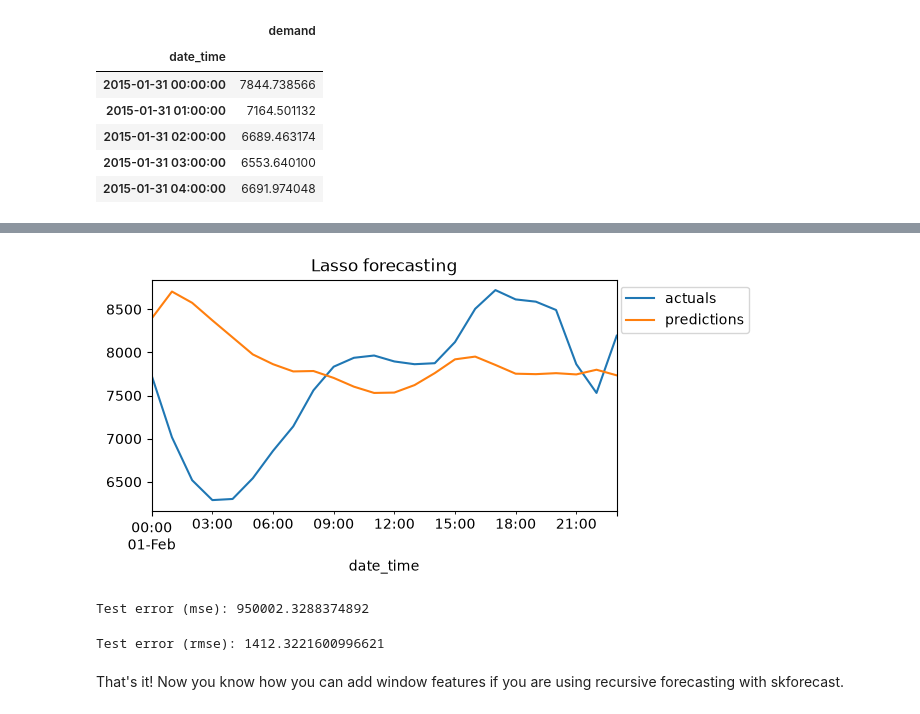
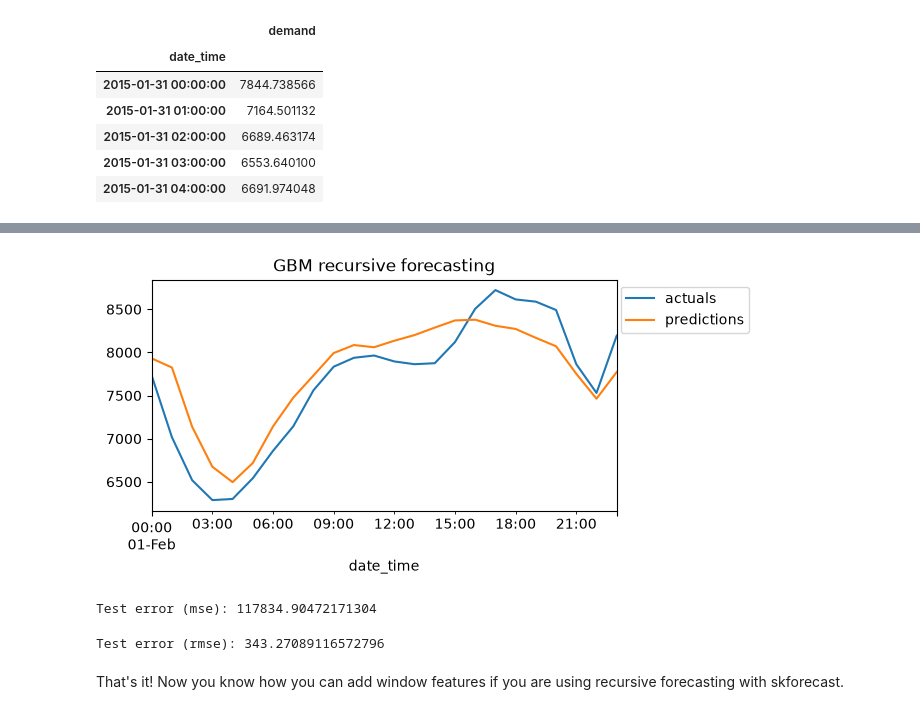
Before and after one commit to trainindata/forecasting-with-machine-learning, a Jupyter notebook: 02-multistep-forecasting/03-recursive-forecasting-with-window-features.ipynb, the cells around one changed output, grey strips where cells are left out. Cells and saved outputs as stored; diff of their text form; code cells hidden in the pictures.

```diff
--- a/02-multistep-forecasting/03-recursive-forecasting-with-window-features.ipynb
+++ b/02-multistep-forecasting/03-recursive-forecasting-with-window-features.ipynb
@@ -119,10 +123,16 @@ rolling_features = RollingFeatures(
+# %%
+calendar_features = CalendarFeatures(
+    features = ["month", "day_of_week", "hour"],
+    encoding = None,  # we use the raw values; "cyclical", "onehot" and "spline" are also supported
+)
 # %% [markdown]
 ## Recursive forecaster
 # %%
 forecaster = ForecasterRecursive(
     estimator       = model,
     lags            = 10,
-    window_features = rolling_features
+    window_features = rolling_features,
+    calendar_features = calendar_features,
 )
 # %%
 # train the forecaster
@@ -333,13 +346,13 @@ Freq: h, Name: pred, dtype: float64
 # %%
 # Plot the forecast vs the actual
 
 fig, ax = plt.subplots(figsize=(6, 3))
 X_test['2015-01-31 23:59:59':]["demand"].head(24).plot(ax=ax, label='actuals')
 predictions.plot(ax=ax, label='predictions')
-plt.title("Lasso forecasting")
+plt.title("GBM recursive forecasting")
 ax.legend(bbox_to_anchor=(1.3, 1.0));
 # %% [output]
-[figure, old version]
+[figure, new version]
 # %%
 # Prediction error
 
@@ -350,17 +363,17 @@ error_mse = mean_squared_error(
 
 print(f"Test error (mse): {error_mse}")
 # %% [output]
-Test error (mse): 950002.3288374892
+Test error (mse): 117834.90472171304
 # %%
 # Prediction error
 
 error_rmse = root_mean_squared_error(
-                y_true = X_test["demand"].head(24),
-                y_pred = preds,
+                y_true = X_test['2015-01-31 23:59:59':]["demand"].head(24),
+                y_pred = predictions,
             )
 
 print(f"Test error (rmse): {error_rmse}")
 # %% [output]
-Test error (rmse): 1412.3221600996621
+Test error (rmse): 343.27089116572796
 # %% [markdown]
 That's it! Now you know how you can add window features if you are using recursive forecasting with skforecast.
```
Also changed, not shown: parts of 11 cells of this notebook, 2 other files.
